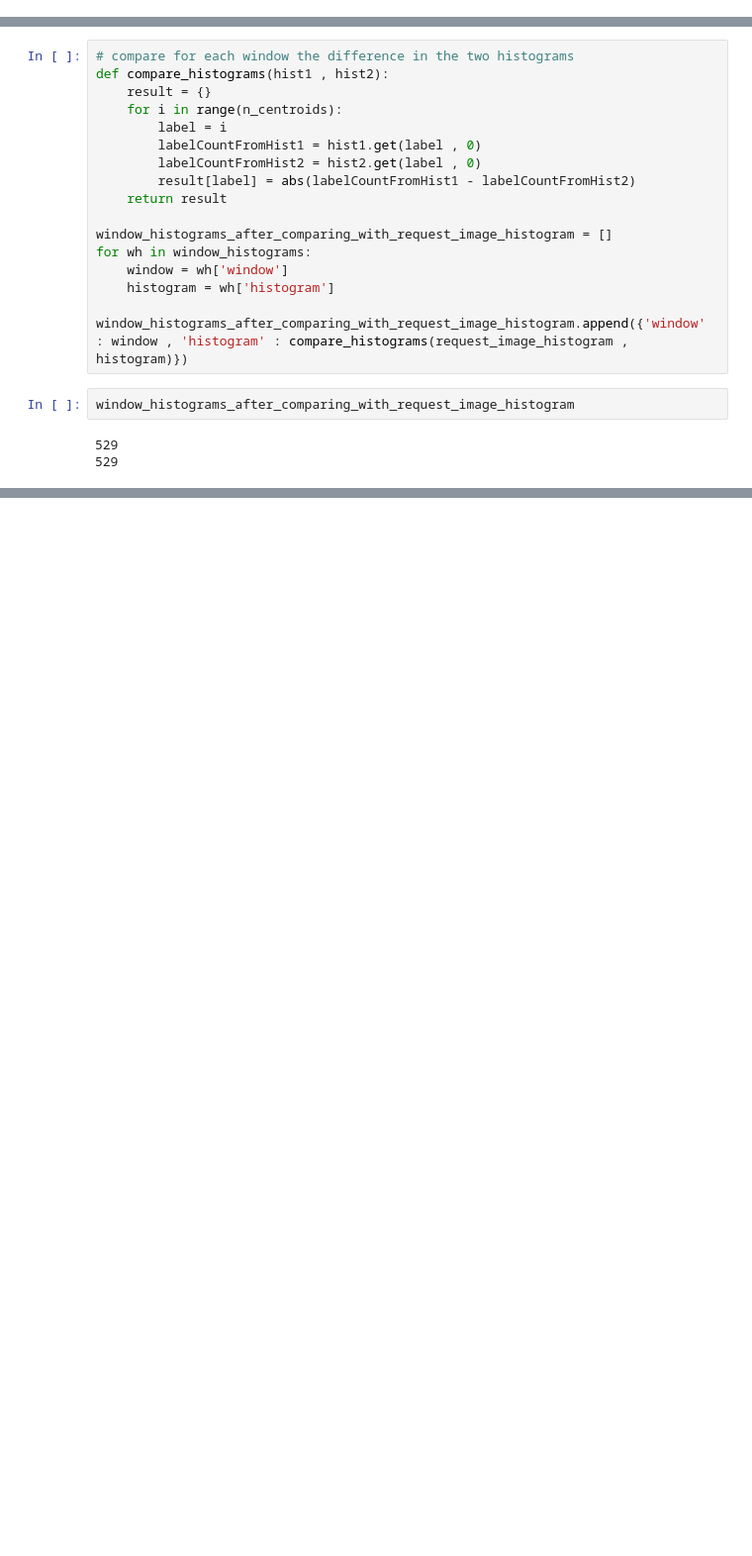
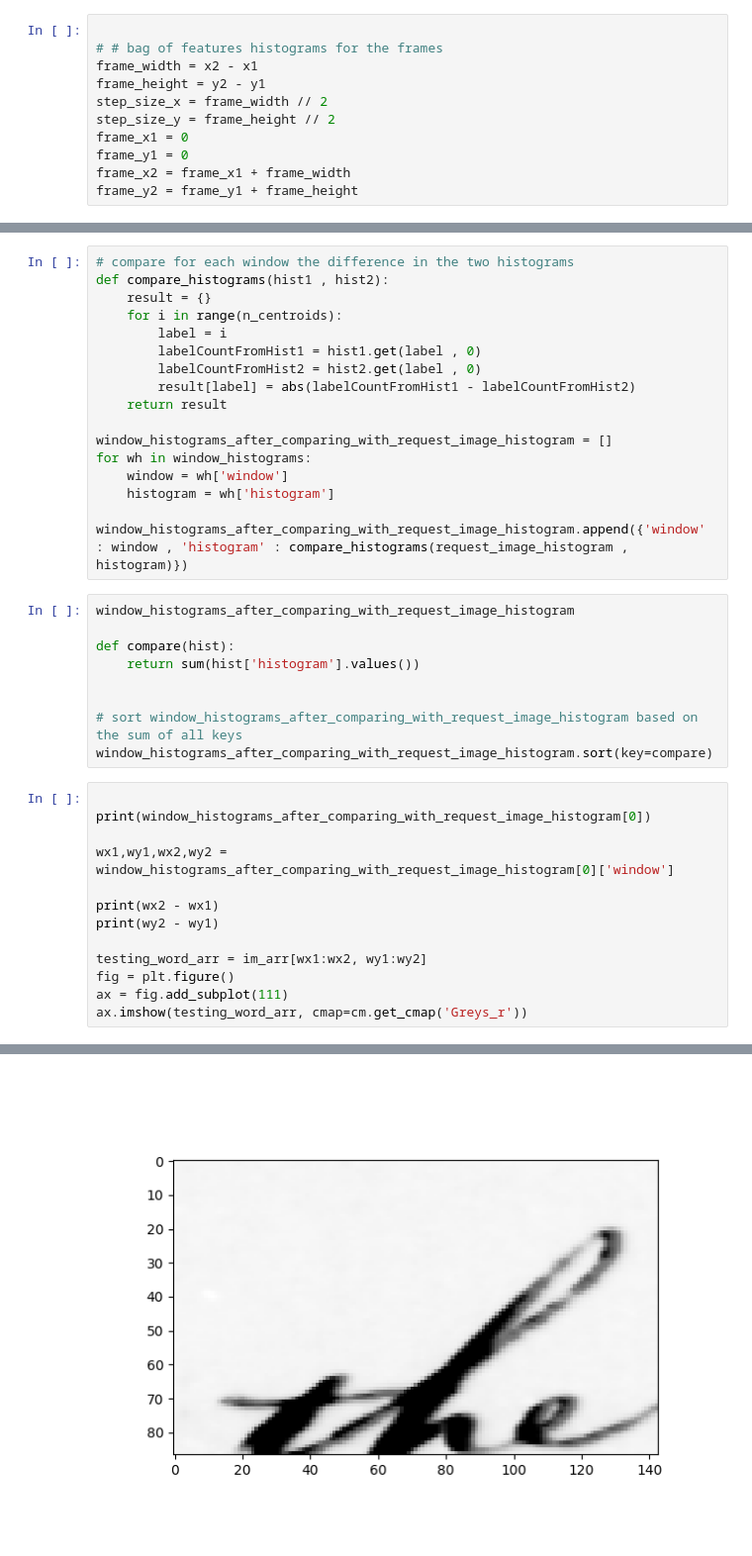
Before and after one commit to magdyamr542/fachprojekt, a Jupyter notebook: task/solution.ipynb, the cells around one changed output, grey strips where cells are left out. Shown at 99% size. Drawn from its saved outputs; the diff is of its cells as text; blank space fills up the shorter version.

```diff
--- a/task/solution.ipynb
+++ b/task/solution.ipynb
@@ -113,3 +108,14 @@ x1=319, x2=406, y1=580, y2=723
+# %%
+
+# # bag of features histograms for the frames
+frame_width = x2 - x1
+frame_height = y2 - y1
+step_size_x = frame_width // 2
+step_size_y = frame_height // 2
+frame_x1 = 0
+frame_y1 = 0
+frame_x2 = frame_x1 + frame_width
+frame_y2 = frame_y1 + frame_height
 # %%
 
 window_histograms = [] # array of dicts {"window" : [x1,y1,x2,y2] , "histogram" : ...}
@@ -178,8 +174,26 @@ for wh in window_histograms:
 	window = wh['window']
 	histogram = wh['histogram']
 	window_histograms_after_comparing_with_request_image_histogram.append({'window' : window , 'histogram' : compare_histograms(request_image_histogram , histogram)})
-# %%
-window_histograms_after_comparing_with_request_image_histogram
-# %% [output]
-529
-529
+# %%
+window_histograms_after_comparing_with_request_image_histogram
+
+def compare(hist):
+	return sum(hist['histogram'].values())
+
+
+# sort window_histograms_after_comparing_with_request_image_histogram based on the sum of all keys
+window_histograms_after_comparing_with_request_image_histogram.sort(key=compare)
+# %%
+
+print(window_histograms_after_comparing_with_request_image_histogram[0])
+
+wx1,wy1,wx2,wy2 = window_histograms_after_comparing_with_request_image_histogram[0]['window']
+
+print(wx2 - wx1)
+print(wy2 - wy1)
+
+testing_word_arr = im_arr[wx1:wx2, wy1:wy2]
+fig = plt.figure()
+ax = fig.add_subplot(111)
+ax.imshow(testing_word_arr, cmap=cm.get_cmap('Greys_r'))
+# %% [output]
@@ -185,0 +204 @@ window_histograms_after_comparing_with_request_image_histogram
+[figure, added]
```
Also changed, not shown: parts of 6 cells of this notebook.
